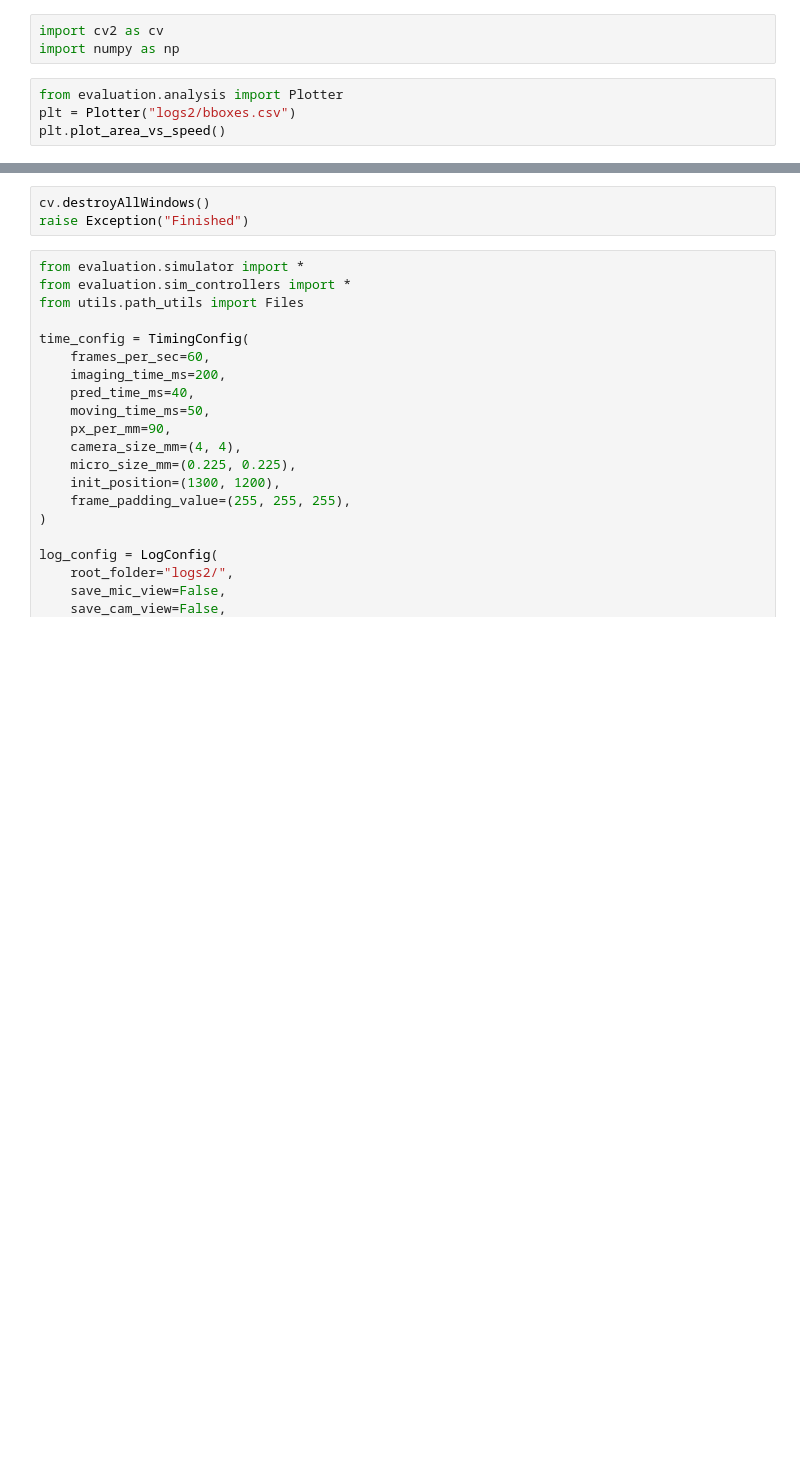
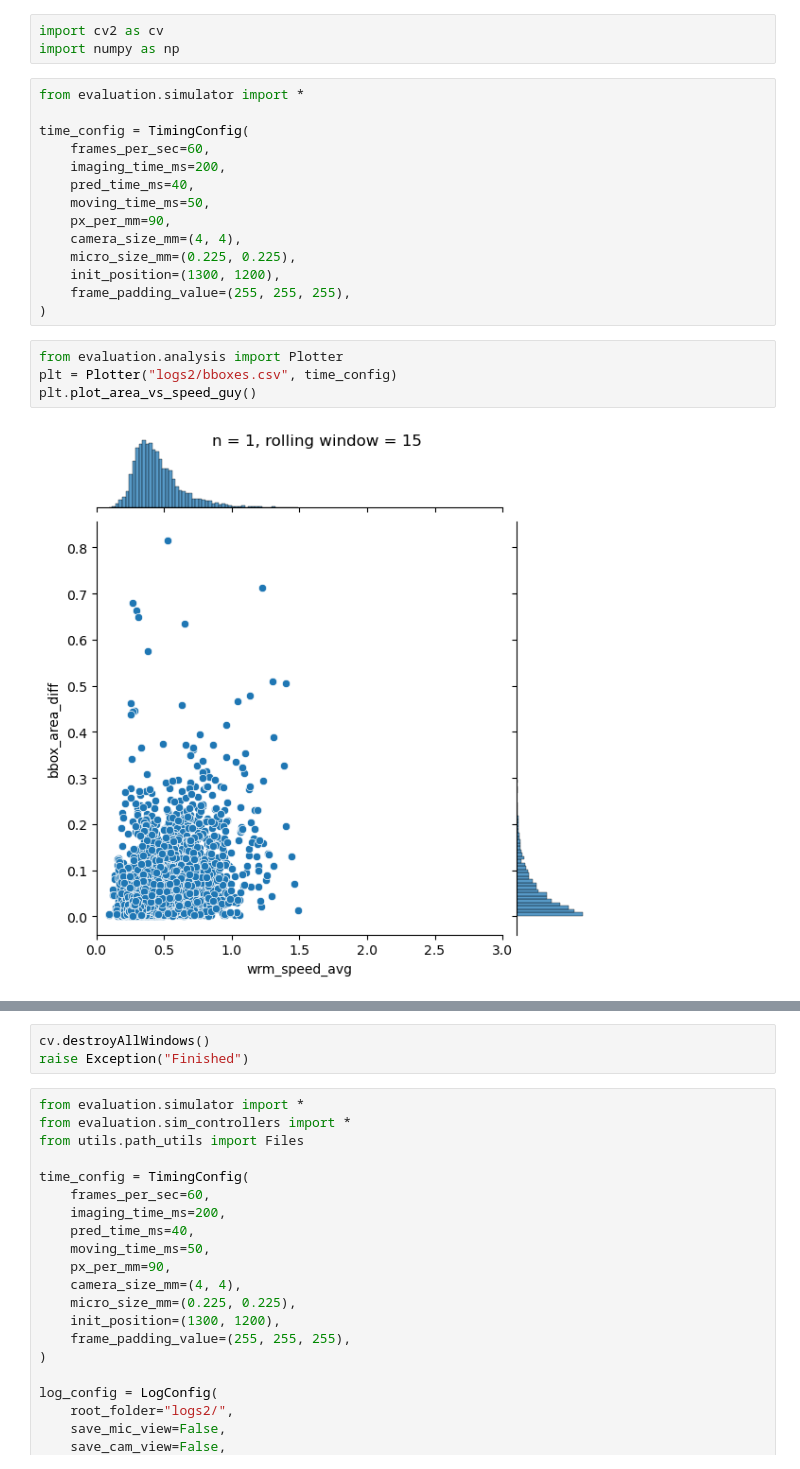
Before and after one commit to giladfrid009/WTracker, a Jupyter notebook: main.ipynb, the cells around one changed output, grey strips where cells are left out. Cells and saved outputs as stored; diff of their text form; blank space fills up the shorter version.

Commit message:
added more plots added motor to simulator other minor changes

```diff
--- a/main.ipynb
+++ b/main.ipynb
@@ -1,7 +1,23 @@
 # %%
 import cv2 as cv
 import numpy as np
+# %%
+from evaluation.simulator import *
+
+time_config = TimingConfig(
+    frames_per_sec=60,
+    imaging_time_ms=200,
+    pred_time_ms=40,
+    moving_time_ms=50,
+    px_per_mm=90,
+    camera_size_mm=(4, 4),
+    micro_size_mm=(0.225, 0.225),
+    init_position=(1300, 1200),
+    frame_padding_value=(255, 255, 255),
+)
 # %%
 from evaluation.analysis import Plotter
-plt = Plotter("logs2/bboxes.csv")
-plt.plot_area_vs_speed()
+plt = Plotter("logs2/bboxes.csv", time_config)
+plt.plot_area_vs_speed_guy()
+# %% [output]
+[figure, added]
```
Also changed, not shown: parts of 3 cells of this notebook, 6 other files.
